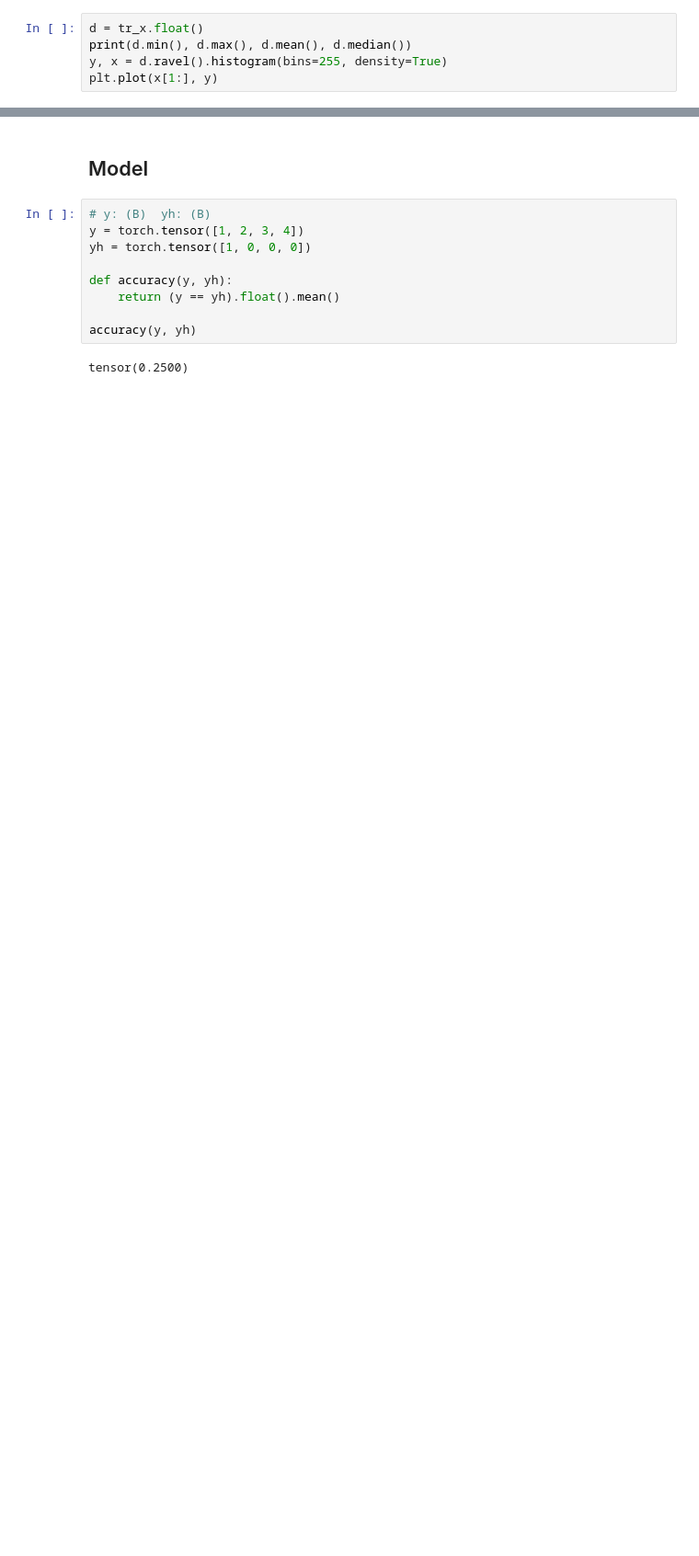
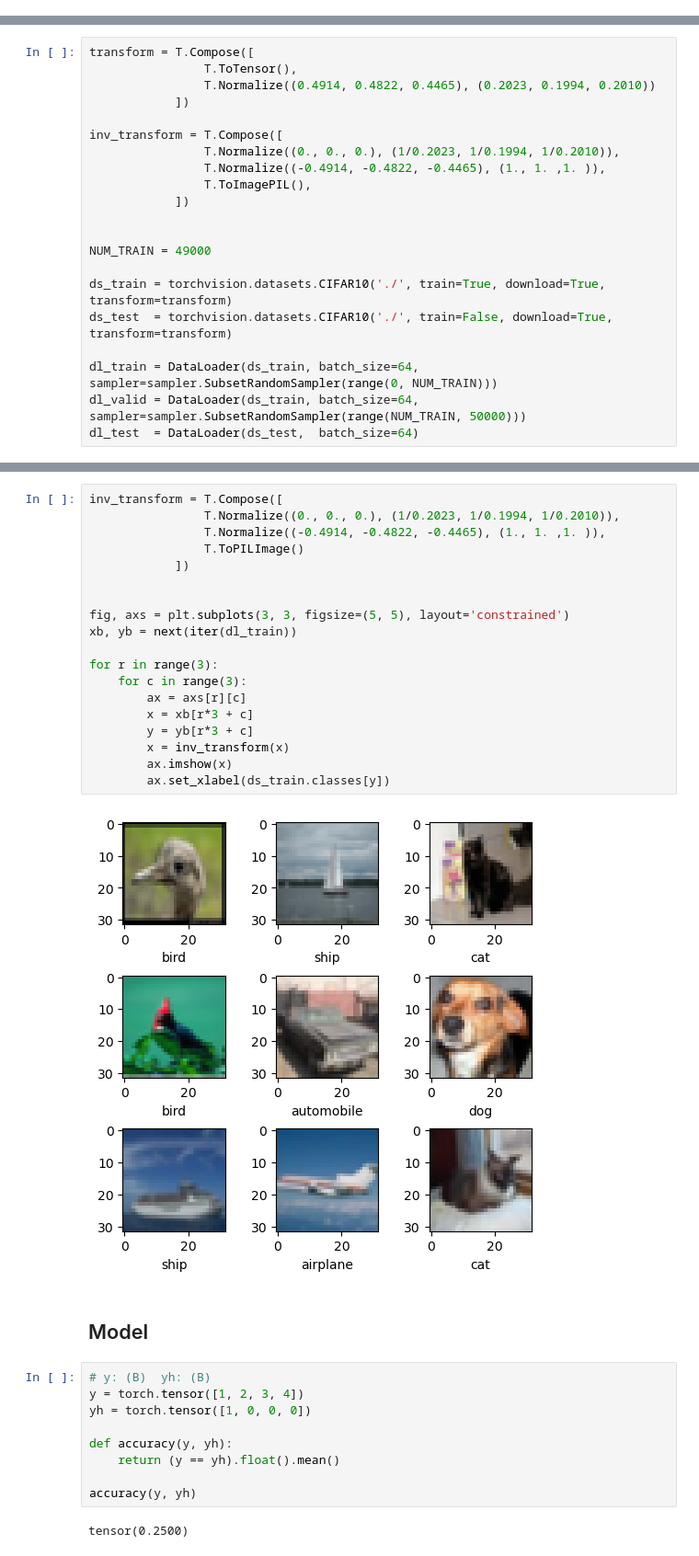
Before and after one commit to stkao05/cs231, a Jupyter notebook: experiments/cifar.ipynb, the cells around one changed output, grey strips where cells are left out. Shown at 92% size. Drawn from its saved outputs; the diff is of its cells as text; blank space fills up the shorter version.

Commit message:
cifar exp

```diff
--- a/experiments/cifar.ipynb
+++ b/experiments/cifar.ipynb
@@ -34,5 +27,0 @@ tr_x.shape, tr_y.shape
-# %%
-d = tr_x.float()
-print(d.min(), d.max(), d.mean(), d.median())
-y, x = d.ravel().histogram(bins=255, density=True)
-plt.plot(x[1:], y)
@@ -90,0 +28,21 @@ torch.Size([32, 32, 3])
+# %%
+transform = T.Compose([
+                T.ToTensor(),
+                T.Normalize((0.4914, 0.4822, 0.4465), (0.2023, 0.1994, 0.2010))
+            ])
+
+inv_transform = T.Compose([
+                T.Normalize((0., 0., 0.), (1/0.2023, 1/0.1994, 1/0.2010)),
+                T.Normalize((-0.4914, -0.4822, -0.4465), (1., 1. ,1. )),
+                T.ToImagePIL(),
+            ])
+
+
+NUM_TRAIN = 49000
+
+ds_train = torchvision.datasets.CIFAR10('./', train=True, download=True, transform=transform)
+ds_test  = torchvision.datasets.CIFAR10('./', train=False, download=True, transform=transform)
+
+dl_train = DataLoader(ds_train, batch_size=64, sampler=sampler.SubsetRandomSampler(range(0, NUM_TRAIN)))
+dl_valid = DataLoader(ds_train, batch_size=64, sampler=sampler.SubsetRandomSampler(range(NUM_TRAIN, 50000)))
+dl_test  = DataLoader(ds_test,  batch_size=64)
@@ -91,3 +52,24 @@ torch.Size([32, 32, 3])
+# %%
+inv_transform = T.Compose([
+                T.Normalize((0., 0., 0.), (1/0.2023, 1/0.1994, 1/0.2010)),
+                T.Normalize((-0.4914, -0.4822, -0.4465), (1., 1. ,1. )),
+                T.ToPILImage()
+            ])
+
+
+fig, axs = plt.subplots(3, 3, figsize=(5, 5), layout='constrained')
+xb, yb = next(iter(dl_train))
+
+for r in range(3):
+    for c in range(3):
+        ax = axs[r][c]
+        x = xb[r*3 + c]
+        y = yb[r*3 + c]
+        x = inv_transform(x)
+        ax.imshow(x)
+        ax.set_xlabel(ds_train.classes[y])
+# %% [output]
+[figure, added]
 # %% [markdown]
 ## Model
 # %%
```
Also changed, not shown: parts of 11 cells of this notebook.
